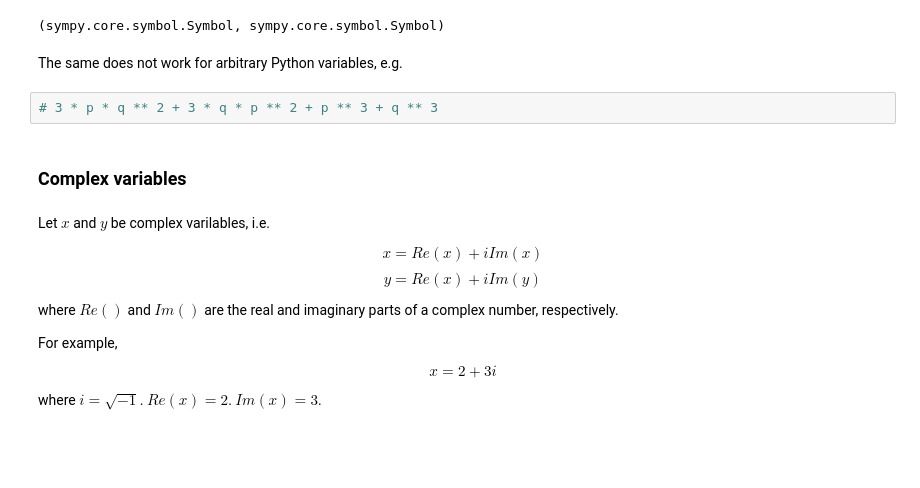
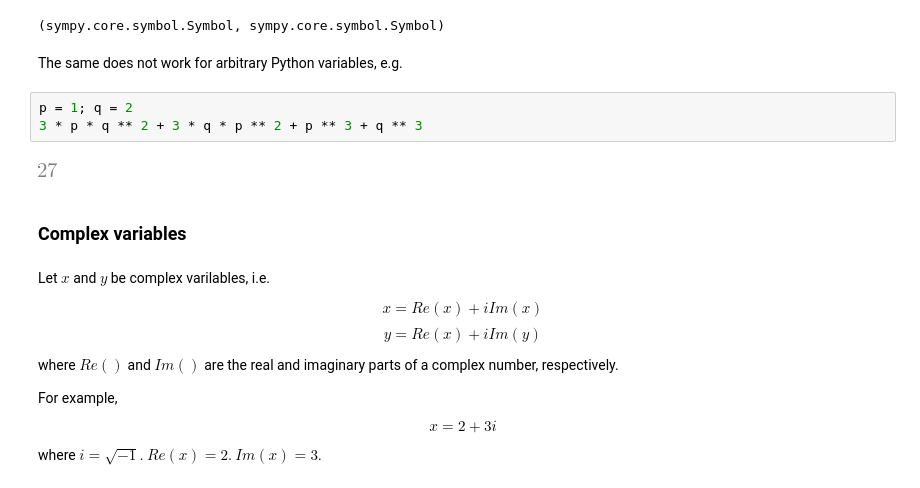
Before and after one commit to tjyanjing/numerical-computing-python, a Jupyter notebook: src/06/symbolic.ipynb, the cells around one changed output. Cells and saved outputs as stored; diff of their text form; blank space fills up the shorter version.

```diff
--- a/src/06/symbolic.ipynb
+++ b/src/06/symbolic.ipynb
@@ -129,7 +133,10 @@ type(x), type(y)
 # %% [markdown]
 The same does not work for arbitrary Python variables, e.g.
 # %%
-# 3 * p * q ** 2 + 3 * q * p ** 2 + p ** 3 + q ** 3
+p = 1; q = 2
+3 * p * q ** 2 + 3 * q * p ** 2 + p ** 3 + q ** 3
+# %% [output]
+[figure, added]
 # %% [markdown]
 ### Complex variables
 # %% [markdown]
```
Also changed, not shown: parts of 4 cells of this notebook, 2 other files.
